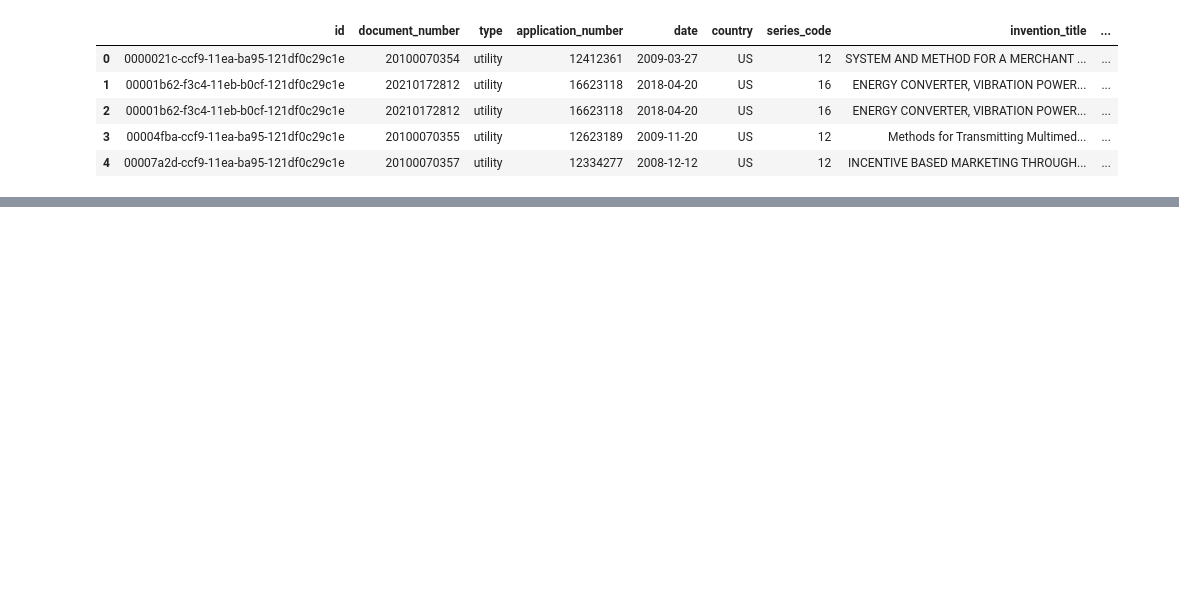
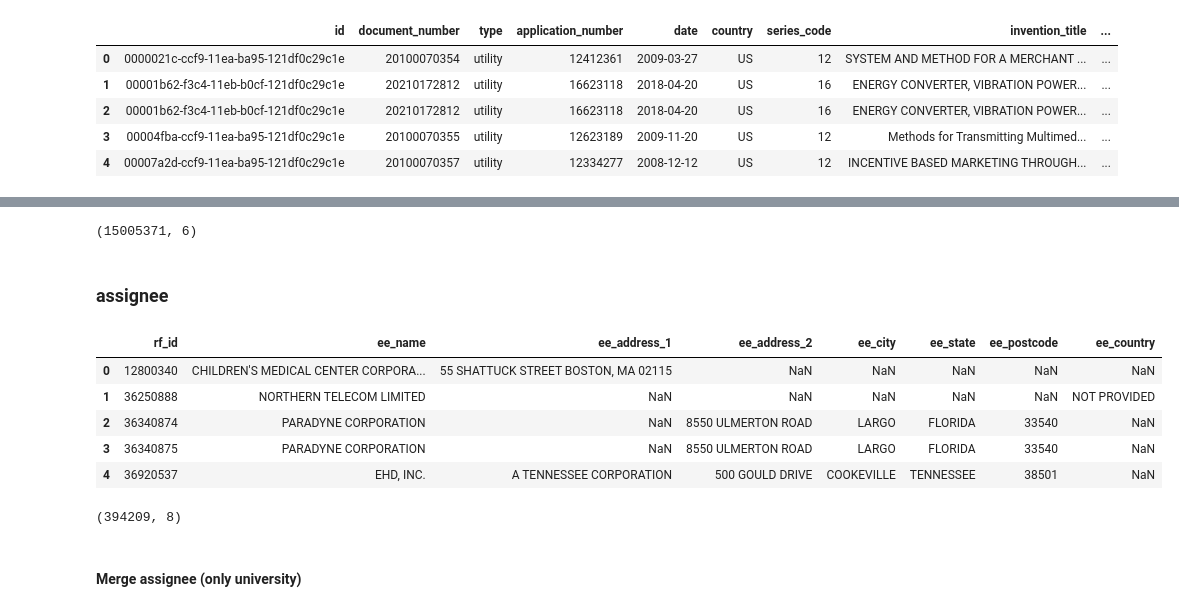
Before and after one commit to prinzpoker/uspto, a Jupyter notebook: notebooks/Melero approach.ipynb, the cells around one changed output, grey strips where cells are left out. Saved outputs shown, nothing was run; the diff lists cells and outputs as text; code cells hidden in the pictures; blank space fills up the shorter version.

```diff
--- a/notebooks/Melero approach.ipynb
+++ b/notebooks/Melero approach.ipynb
@@ -7,0 +17,4 @@ pd.set_option("display.max_rows", None, "display.max_columns", None)
+# %%
+# Set the paths correctly
+cwd_path = os.getcwd()
+raw_data_path = os.path.join(cwd_path, "raw_data").replace("\\","/")
@@ -205,0 +189,18 @@ df_patent.to_csv("PreGrant_applications.csv", index=False)
+# %%
+df_document.shape
+# %% [output]
+(15005371, 6)
+# %% [markdown]
+### assignee
+# %%
+df3_assignee = pd.DataFrame()
+df3_assignee = pd.read_csv(os.path.join(raw_data_path,"uspto/assignee.csv").replace("\\","/"),delimiter=",")
+# %%
+df3_assignee.head()
+# %% [output]
+|  | rf_id | ee_name | ee_address_1 | ee_address_2 | ee_city | ee_state | ee_postcode | ee_country |
+| 0 | 12800340 | CHILDREN'S MEDICAL CENTER CORPORA... | 55 SHATTUCK STREET BOSTON, MA 02115 | NaN | NaN | NaN | NaN | NaN |
+| 1 | 36250888 | NORTHERN TELECOM LIMITED | NaN | NaN | NaN | NaN | NaN | NOT PROVIDED |
+| 2 | 36340874 | PARADYNE CORPORATION | NaN | 8550 ULMERTON ROAD | LARGO | FLORIDA | 33540 | NaN |
+| 3 | 36340875 | PARADYNE CORPORATION | NaN | 8550 ULMERTON ROAD | LARGO | FLORIDA | 33540 | NaN |
+| 4 | 36920537 | EHD, INC. | A TENNESSEE CORPORATION | 500 GOULD DRIVE | COOKEVILLE | TENNESSEE | 38501 | NaN |
@@ -205,0 +211,6 @@ df_patent.to_csv("PreGrant_applications.csv", index=False)
+# %%
+df4_assignee.shape
+# %% [output]
+(394209, 8)
+# %% [markdown]
+#### Merge assignee (only university)
```
Also changed, not shown: parts of 74 cells of this notebook.
